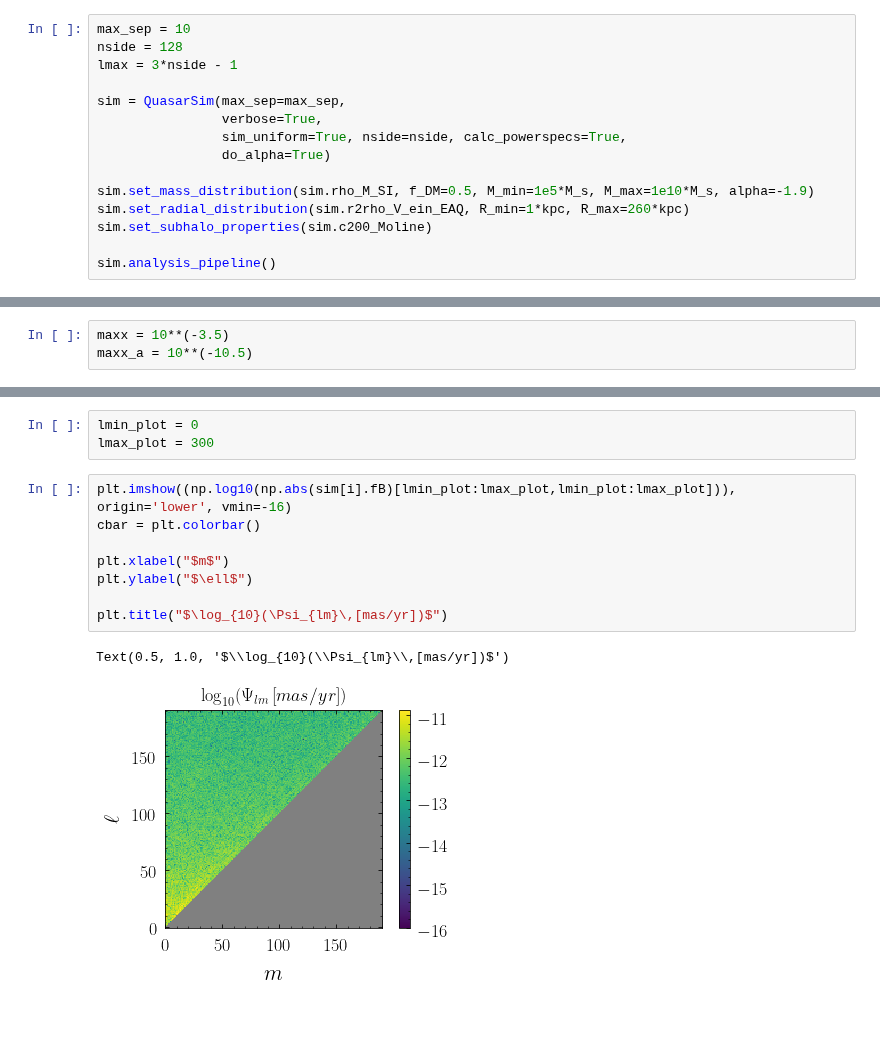
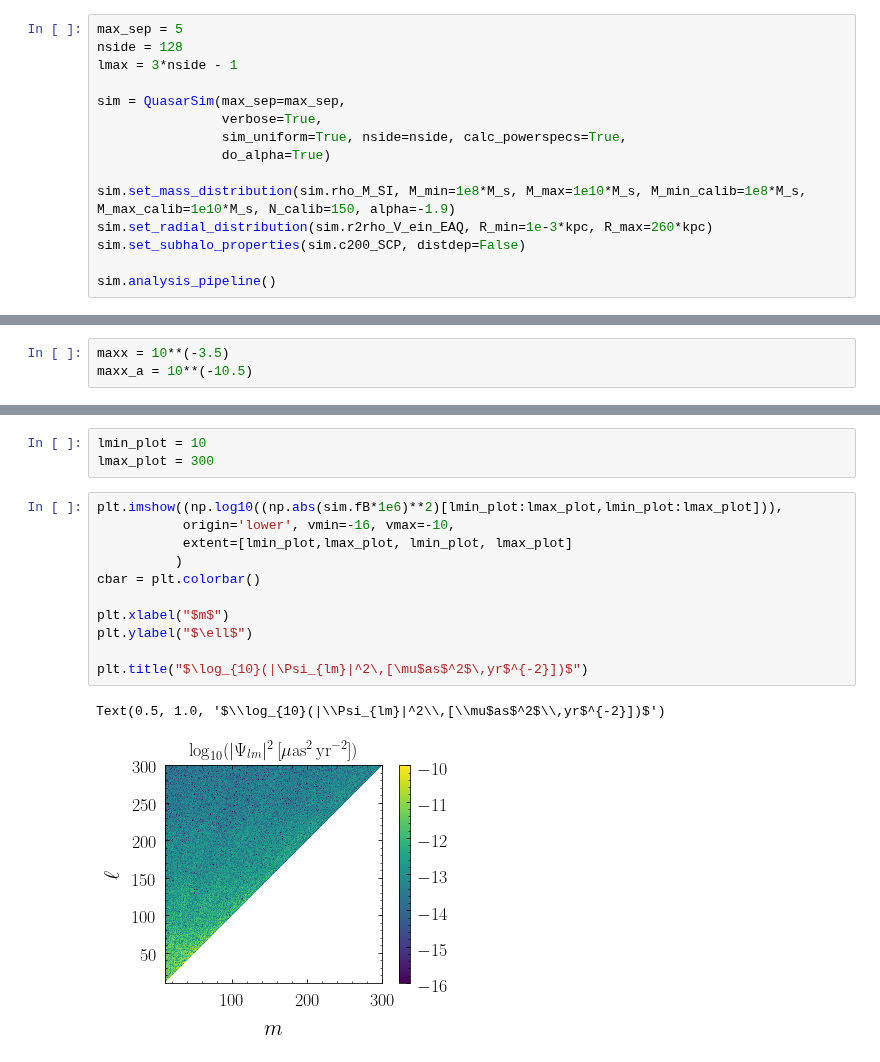
Before and after one commit to smsharma/astrometry-lensing-correlations, a Jupyter notebook: Simulations/SubhaloSample.ipynb, the cells around one changed output, grey strips where cells are left out. Drawn from its saved outputs; the diff is of its cells as text; blank space fills up the shorter version.

Commit message:
Added differential power and LCDM significane plots

```diff
--- a/Simulations/SubhaloSample.ipynb
+++ b/Simulations/SubhaloSample.ipynb
@@ -21,5 +17,5 @@ sim.rho_v_SHM(200*Kmps)
 # %%
-max_sep = 10
+max_sep = 5
 nside = 128
 lmax = 3*nside - 1
 
@@ -28,8 +24,8 @@ sim = QuasarSim(max_sep=max_sep,
                 sim_uniform=True, nside=nside, calc_powerspecs=True,
                 do_alpha=True)
 
-sim.set_mass_distribution(sim.rho_M_SI, f_DM=0.5, M_min=1e5*M_s, M_max=1e10*M_s, alpha=-1.9)
-sim.set_radial_distribution(sim.r2rho_V_ein_EAQ, R_min=1*kpc, R_max=260*kpc)
-sim.set_subhalo_properties(sim.c200_Moline)
+sim.set_mass_distribution(sim.rho_M_SI, M_min=1e8*M_s, M_max=1e10*M_s, M_min_calib=1e8*M_s, M_max_calib=1e10*M_s, N_calib=150, alpha=-1.9)
+sim.set_radial_distribution(sim.r2rho_V_ein_EAQ, R_min=1e-3*kpc, R_max=260*kpc)
+sim.set_subhalo_properties(sim.c200_SCP, distdep=False)
 
 sim.analysis_pipeline()
@@ -66,14 +67,17 @@ plt.tight_layout()
 # %%
-lmin_plot = 0
+lmin_plot = 10
 lmax_plot = 300
 # %%
-plt.imshow((np.log10(np.abs(sim[i].fB)[lmin_plot:lmax_plot,lmin_plot:lmax_plot])), origin='lower', vmin=-16)
+plt.imshow((np.log10((np.abs(sim.fB*1e6)**2)[lmin_plot:lmax_plot,lmin_plot:lmax_plot])),
+           origin='lower', vmin=-16, vmax=-10,
+           extent=[lmin_plot,lmax_plot, lmin_plot, lmax_plot]
+          )
 cbar = plt.colorbar()
 
 plt.xlabel("$m$")
 plt.ylabel("$\ell$")
 
-plt.title("$\log_{10}(\Psi_{lm}\,[mas/yr])$")
+plt.title("$\log_{10}(|\Psi_{lm}|^2\,[\mu$as$^2$\,yr$^{-2}])$")
 # %% [output]
-Text(0.5, 1.0, '$\\log_{10}(\\Psi_{lm}\\,[mas/yr])$')
+Text(0.5, 1.0, '$\\log_{10}(|\\Psi_{lm}|^2\\,[\\mu$as$^2$\\,yr$^{-2}])$')
-[figure, old version]
+[figure, new version]
```
Also changed, not shown: parts of 7 cells of this notebook, 19 other files.
